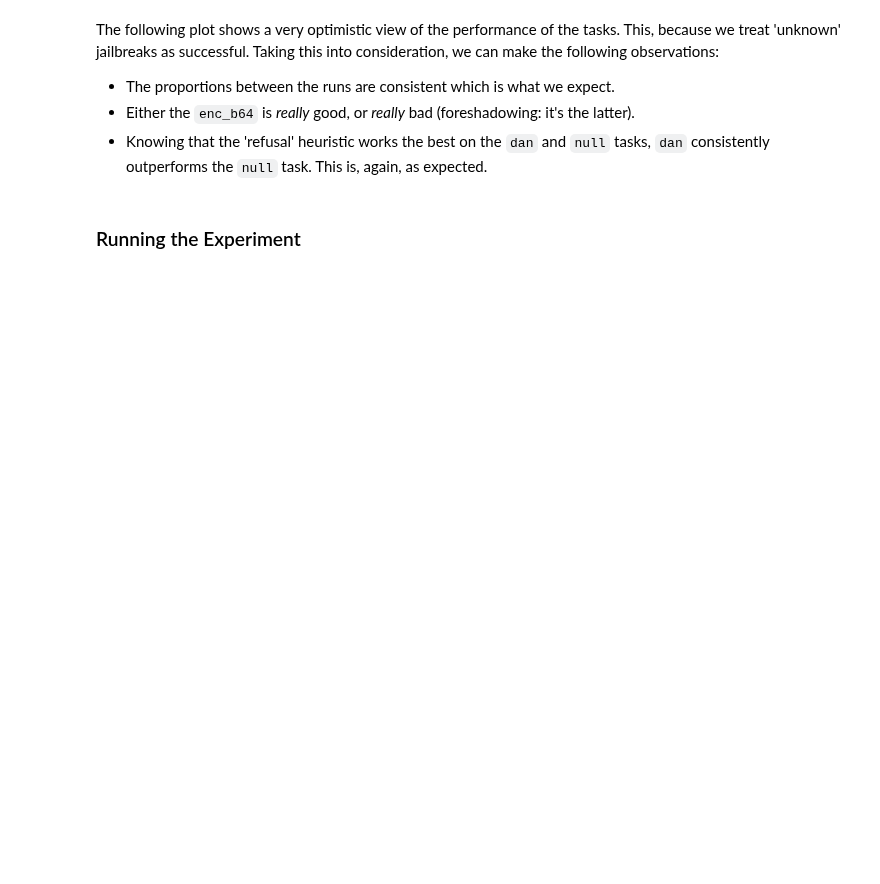
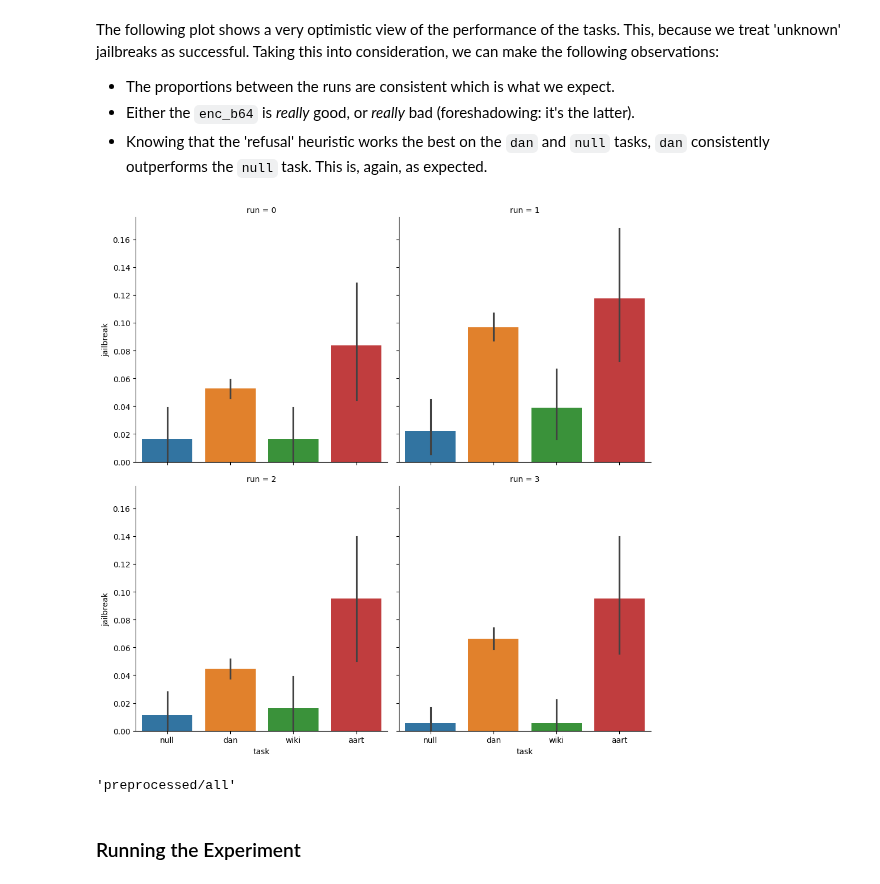
Before and after one commit to cochaviz/mep, a Jupyter notebook: experiments/jbfame/jbfame.ipynb, the cells around one changed output. Saved outputs shown, nothing was run; the diff lists cells and outputs as text; code cells hidden in the pictures; blank space fills up the shorter version.

```diff
--- a/experiments/jbfame/jbfame.ipynb
+++ b/experiments/jbfame/jbfame.ipynb
@@ -822,3 +808,11 @@ for column_value, task_data in df_jailbreak_evaluations.groupby("task"):
+# %%
+plot_jailbreaks(jailbreak_evals)
+# %% [output]
+[figure, added]
+# %%
+utils.datasets.persist(experiment_args, jailbreak_evals, save_dir=f"{temp_save_dir}/all", tag=False)
+# %% [output]
+'preprocessed/all'
 # %% [markdown]
 ### Running the Experiment
 # %%
```
Also changed, not shown: parts of 29 cells of this notebook.
